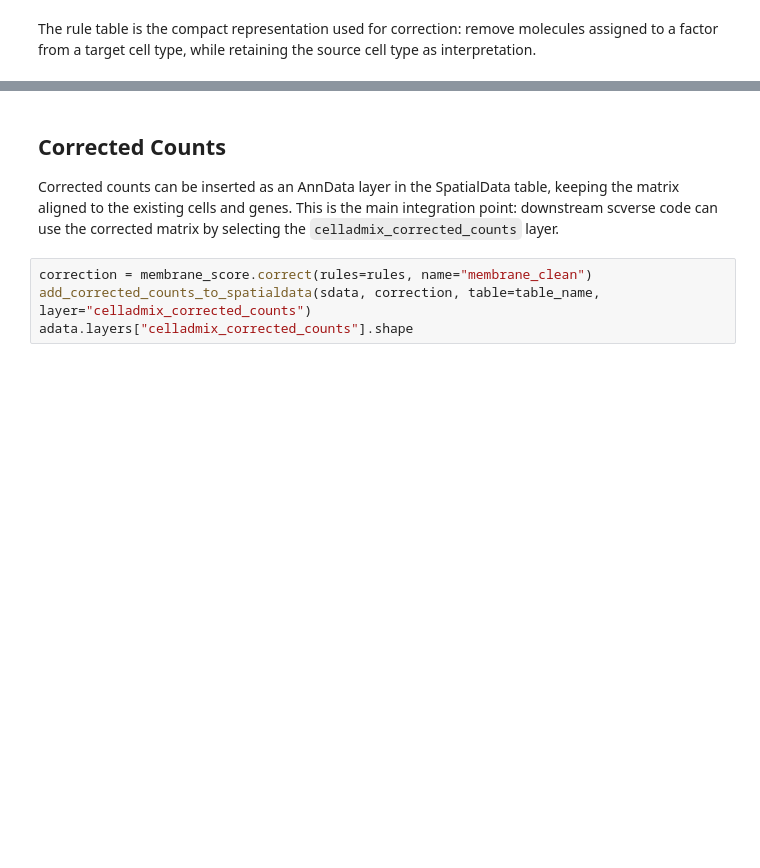
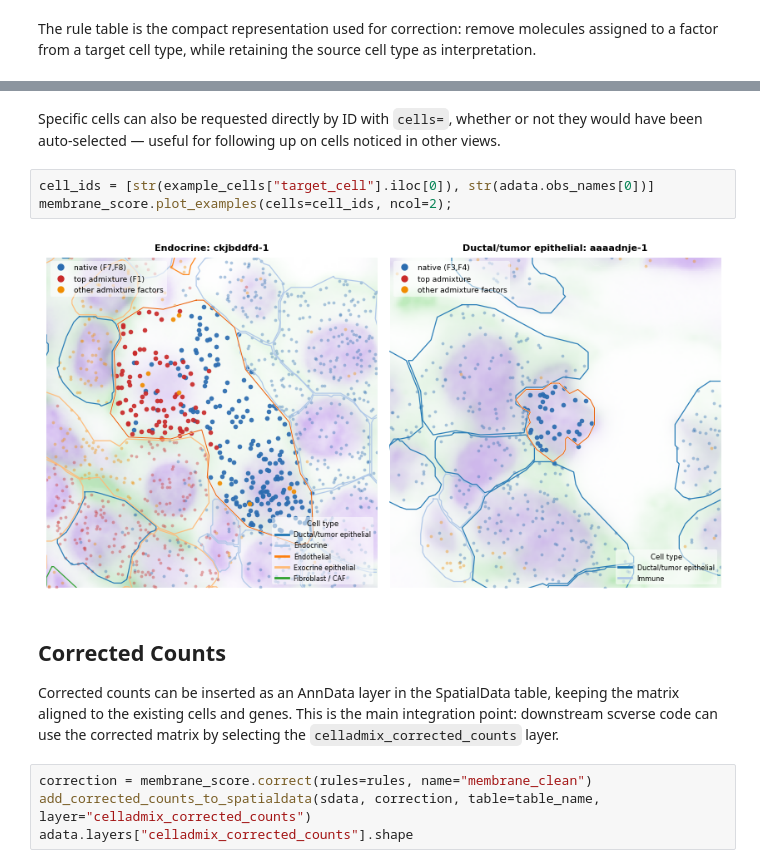
Before and after one commit to kharchenkolab/cellAdmix-core, a Jupyter notebook: examples/xenium_pancreas_membrane_377_full/pancreas_spatialdata_integration.ipynb, the cells around one changed output, grey strips where cells are left out. Saved outputs shown, nothing was run; the diff lists cells and outputs as text; blank space fills up the shorter version.

```diff
--- a/examples/xenium_pancreas_membrane_377_full/pancreas_spatialdata_integration.ipynb
+++ b/examples/xenium_pancreas_membrane_377_full/pancreas_spatialdata_integration.ipynb
@@ -168,3 +175,12 @@ rules[["factor", "source_cell_type", "target_cell_type", "p_value"]].head()
+# %% [markdown]
+Specific cells can also be requested directly by ID with `cells=`, whether or
+not they would have been auto-selected — useful for following up on cells
+noticed in other views.
+# %%
+cell_ids = [str(example_cells["target_cell"].iloc[0]), str(adata.obs_names[0])]
+membrane_score.plot_examples(cells=cell_ids, ncol=2);
+# %% [output]
+[figure, added]
 # %% [markdown]
 ## Corrected Counts
 
```
Also changed, not shown: parts of 11 cells of this notebook.
